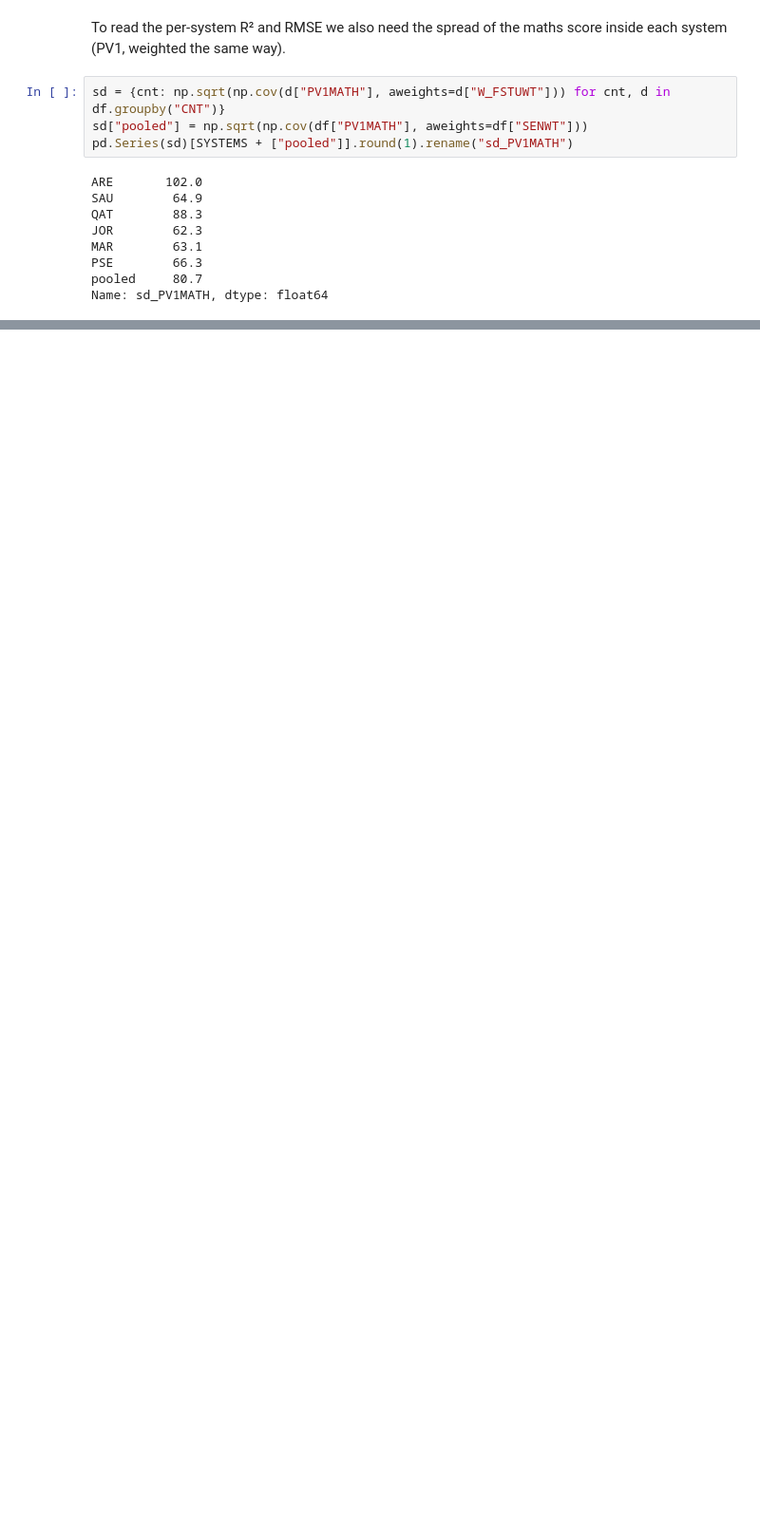
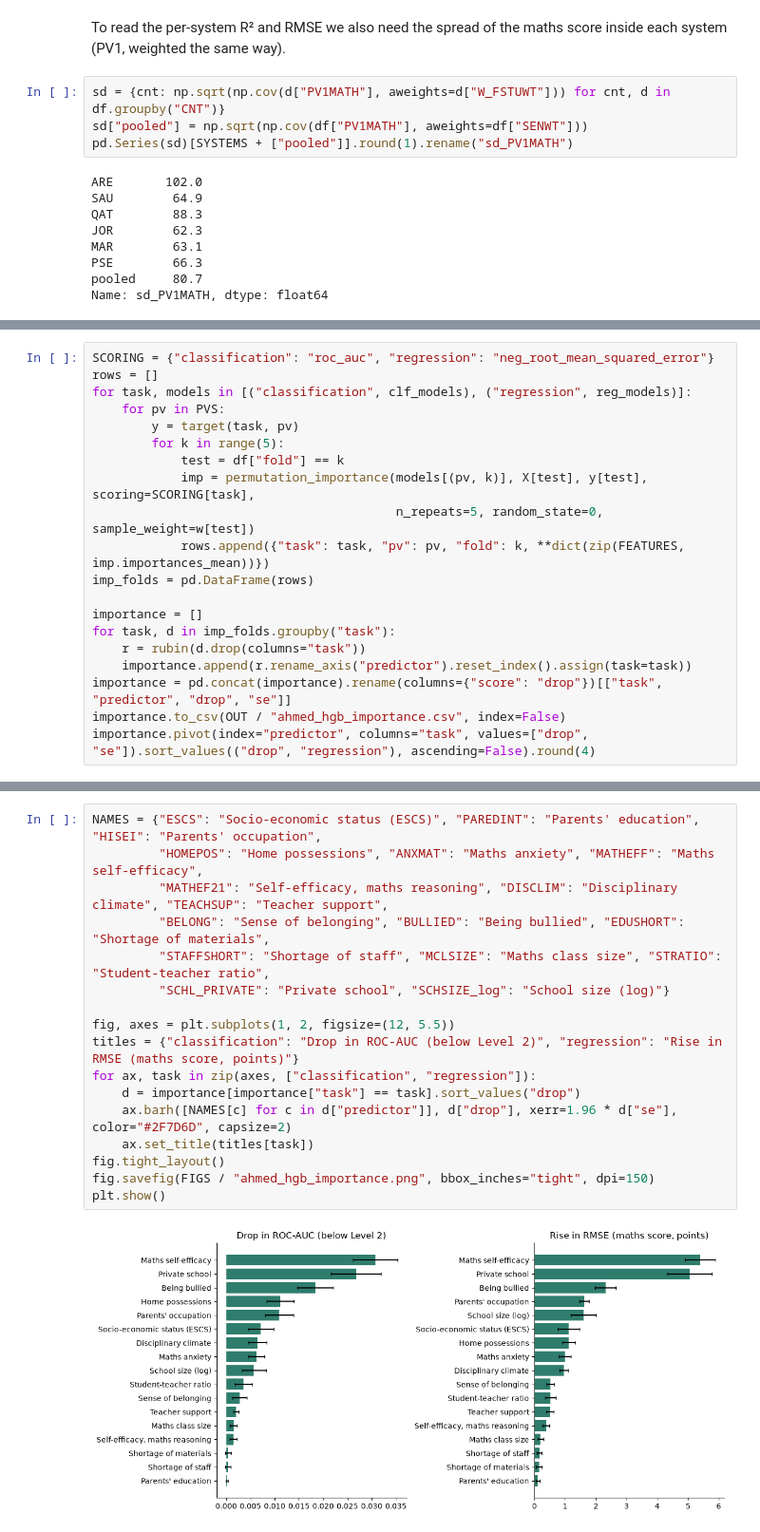
Before and after one commit to Dev-Ahmad-Abdallah/F21DL-PISA-2022, a Jupyter notebook: 03_baselines/ahmed_gradient_boosting.ipynb, the cells around one changed output, grey strips where cells are left out. Shown at 95% size. Saved outputs shown, nothing was run; the diff lists cells and outputs as text; blank space fills up the shorter version.

```diff
--- a/03_baselines/ahmed_gradient_boosting.ipynb
+++ b/03_baselines/ahmed_gradient_boosting.ipynb
@@ -264,0 +417,20 @@ Name: sd_PV1MATH, dtype: float64
+# %%
+SCORING = {"classification": "roc_auc", "regression": "neg_root_mean_squared_error"}
+rows = []
+for task, models in [("classification", clf_models), ("regression", reg_models)]:
+    for pv in PVS:
+        y = target(task, pv)
+        for k in range(5):
+            test = df["fold"] == k
+            imp = permutation_importance(models[(pv, k)], X[test], y[test], scoring=SCORING[task],
+                                         n_repeats=5, random_state=0, sample_weight=w[test])
+            rows.append({"task": task, "pv": pv, "fold": k, **dict(zip(FEATURES, imp.importances_mean))})
+imp_folds = pd.DataFrame(rows)
+
+importance = []
+for task, d in imp_folds.groupby("task"):
+    r = rubin(d.drop(columns="task"))
+    importance.append(r.rename_axis("predictor").reset_index().assign(task=task))
+importance = pd.concat(importance).rename(columns={"score": "drop"})[["task", "predictor", "drop", "se"]]
+importance.to_csv(OUT / "ahmed_hgb_importance.csv", index=False)
+importance.pivot(index="predictor", columns="task", values=["drop", "se"]).sort_values(("drop", "regression"), ascending=False).round(4)
@@ -264,0 +458,19 @@ Name: sd_PV1MATH, dtype: float64
+# %%
+NAMES = {"ESCS": "Socio-economic status (ESCS)", "PAREDINT": "Parents' education", "HISEI": "Parents' occupation",
+         "HOMEPOS": "Home possessions", "ANXMAT": "Maths anxiety", "MATHEFF": "Maths self-efficacy",
+         "MATHEF21": "Self-efficacy, maths reasoning", "DISCLIM": "Disciplinary climate", "TEACHSUP": "Teacher support",
+         "BELONG": "Sense of belonging", "BULLIED": "Being bullied", "EDUSHORT": "Shortage of materials",
+         "STAFFSHORT": "Shortage of staff", "MCLSIZE": "Maths class size", "STRATIO": "Student-teacher ratio",
+         "SCHL_PRIVATE": "Private school", "SCHSIZE_log": "School size (log)"}
+
+fig, axes = plt.subplots(1, 2, figsize=(12, 5.5))
+titles = {"classification": "Drop in ROC-AUC (below Level 2)", "regression": "Rise in RMSE (maths score, points)"}
+for ax, task in zip(axes, ["classification", "regression"]):
+    d = importance[importance["task"] == task].sort_values("drop")
+    ax.barh([NAMES[c] for c in d["predictor"]], d["drop"], xerr=1.96 * d["se"], color="#2F7D6D", capsize=2)
+    ax.set_title(titles[task])
+fig.tight_layout()
+fig.savefig(FIGS / "ahmed_hgb_importance.png", bbox_inches="tight", dpi=150)
+plt.show()
+# %% [output]
+[figure, added]
```
Also changed, not shown: parts of 34 cells of this notebook, 14 other files.
